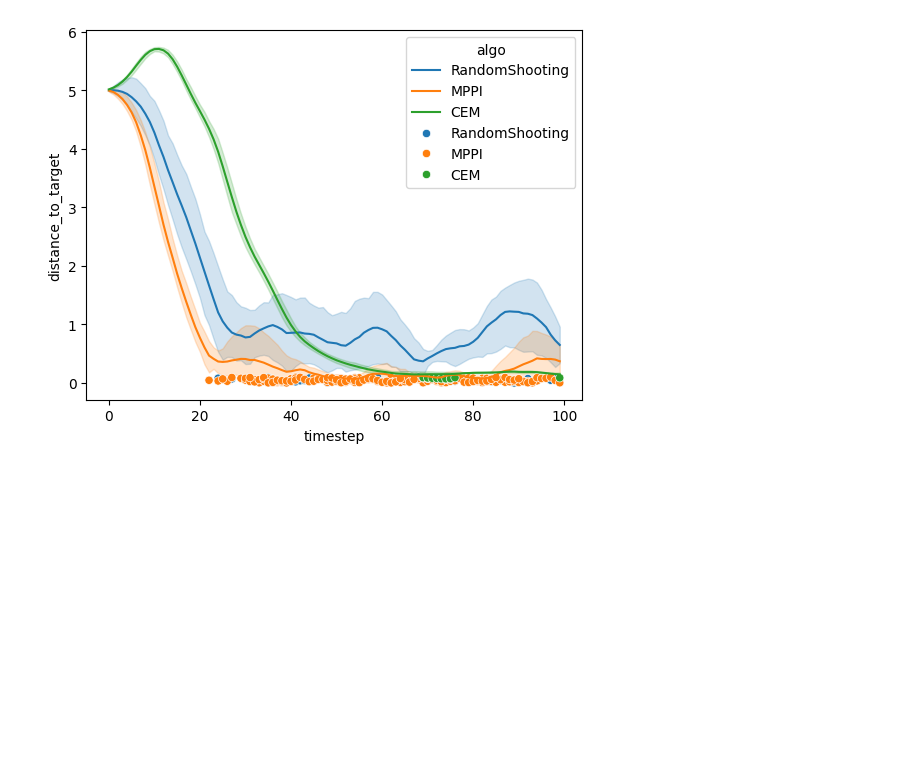
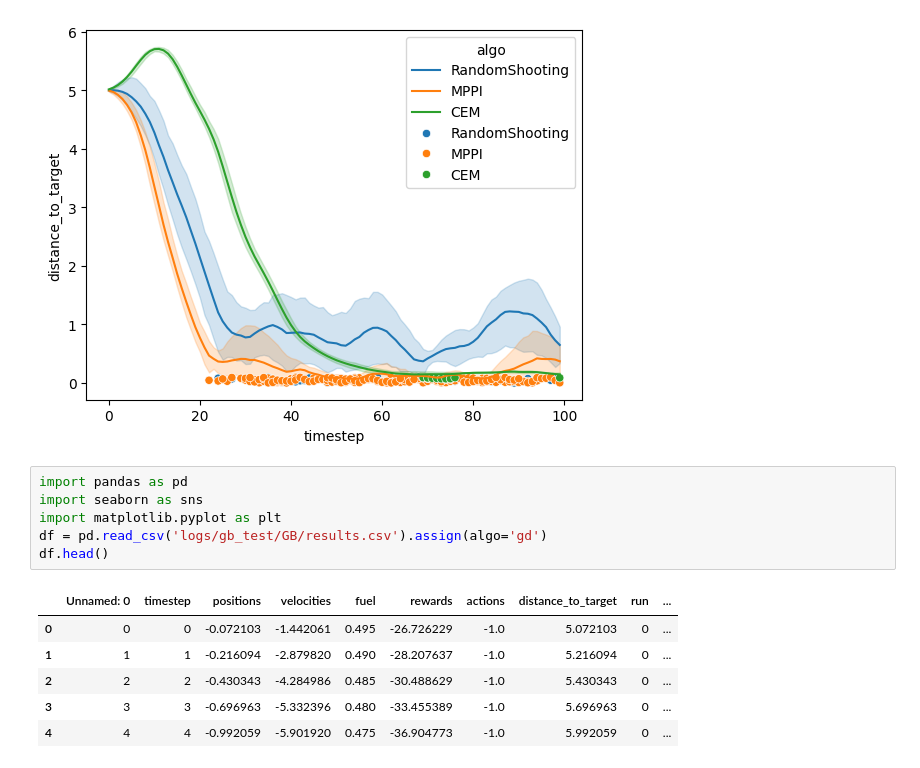
Before and after one commit to gdubbs100/mpc_experiment, a Jupyter notebook: src/analysis.ipynb, the cells around one changed output. Saved outputs shown, nothing was run; the diff lists cells and outputs as text; blank space fills up the shorter version.

```diff
--- a/src/analysis.ipynb
+++ b/src/analysis.ipynb
@@ -110,3 +110,16 @@ sns.scatterplot(
 # %% [output]
 <Axes: xlabel='timestep', ylabel='distance_to_target'>
 [figure]
+# %%
+import pandas as pd
+import seaborn as sns
+import matplotlib.pyplot as plt
+df = pd.read_csv('logs/gb_test/GB/results.csv').assign(algo='gd')
+df.head()
+# %% [output]
+|  | Unnamed: 0 | timestep | positions | velocities | fuel | rewards | actions | distance_to_target | run | ... |
+| 0 | 0 | 0 | -0.072103 | -1.442061 | 0.495 | -26.726229 | -1.0 | 5.072103 | 0 | ... |
+| 1 | 1 | 1 | -0.216094 | -2.879820 | 0.490 | -28.207637 | -1.0 | 5.216094 | 0 | ... |
+| 2 | 2 | 2 | -0.430343 | -4.284986 | 0.485 | -30.488629 | -1.0 | 5.430343 | 0 | ... |
+| 3 | 3 | 3 | -0.696963 | -5.332396 | 0.480 | -33.455389 | -1.0 | 5.696963 | 0 | ... |
+| 4 | 4 | 4 | -0.992059 | -5.901920 | 0.475 | -36.904773 | -1.0 | 5.992059 | 0 | ... |
```
Also changed, not shown: parts of 1 cell of this notebook, 7 other files.
